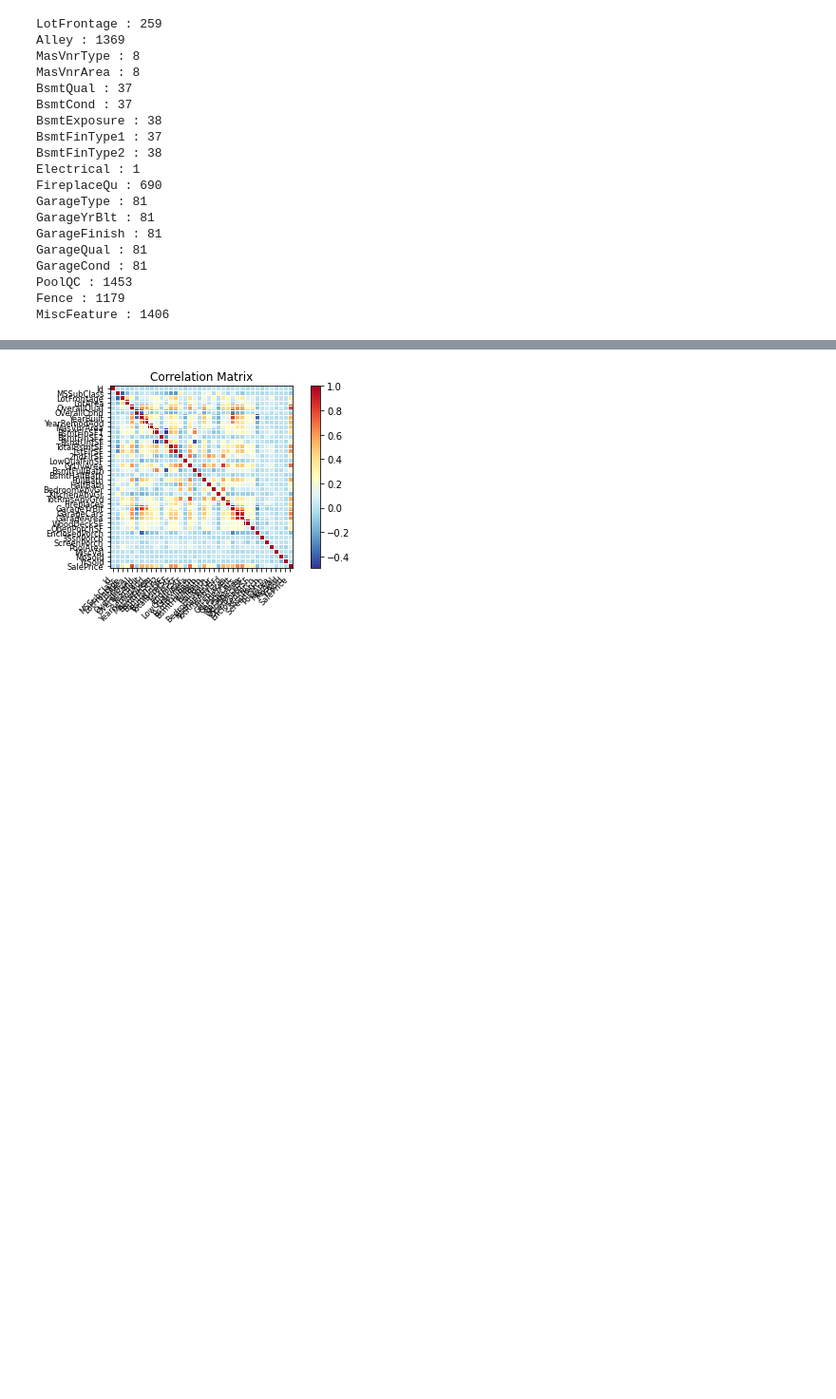
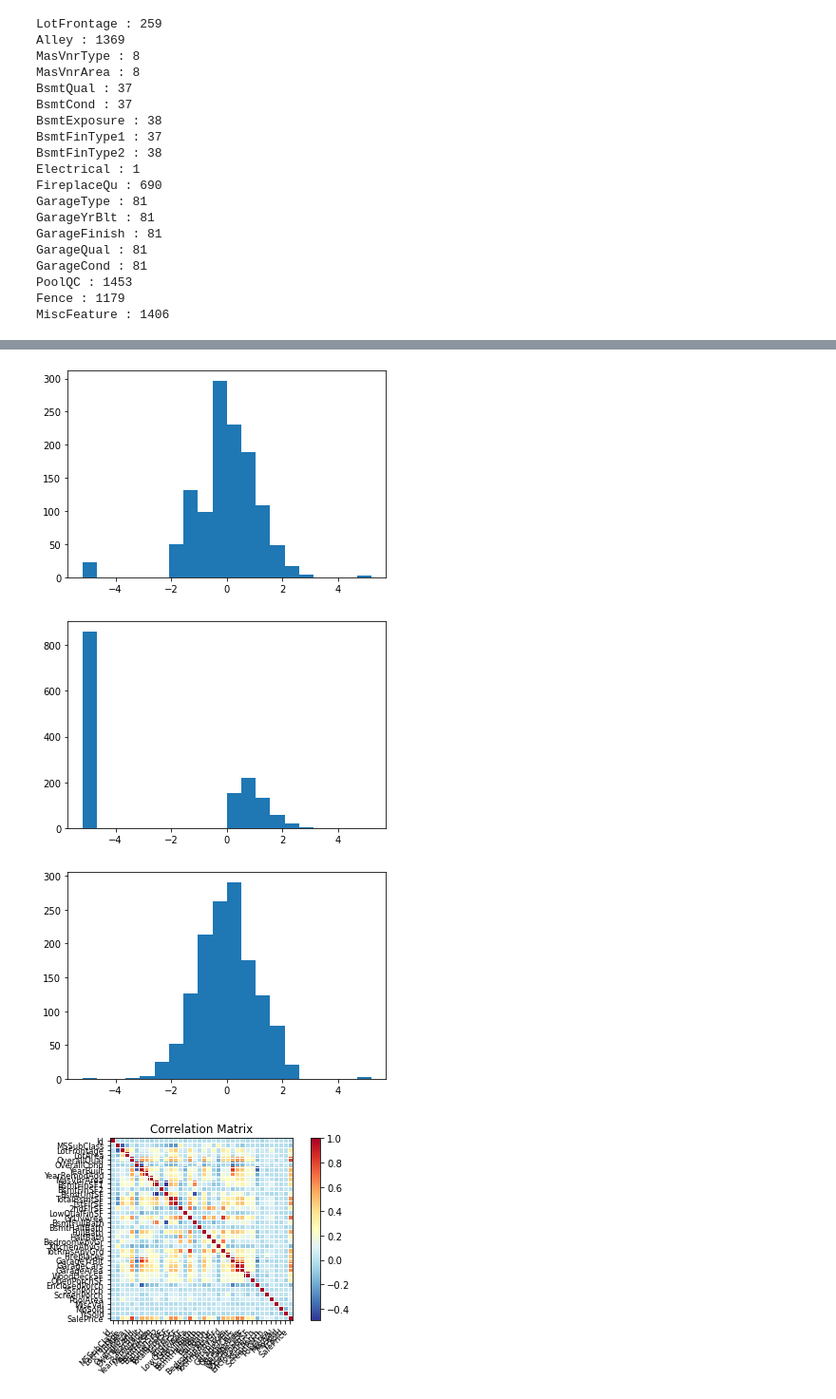
Before and after one commit to OdyAsh/ml-problems, a Jupyter notebook: Assignment 1/All Group Members/Regression.ipynb, the cells around one changed output, grey strips where cells are left out. Shown at 95% size. Saved outputs shown, nothing was run; the diff lists cells and outputs as text; code cells hidden in the pictures; blank space fills up the shorter version.

```diff
--- a/Assignment 1/All Group Members/Regression.ipynb
+++ b/Assignment 1/All Group Members/Regression.ipynb
@@ -119,3 +228,18 @@ MiscFeature : 1406
+# %%
+from sklearn.preprocessing import QuantileTransformer
+quantile = QuantileTransformer(output_distribution='normal')
+data_trans = quantile.fit_transform(df[cols])
+
+pt_data = quantile.transform(df[cols])
+
+df_trans = pd.DataFrame(pt_data, columns=cols)
+for i in range(0,3):
+    plt.hist(df_trans[df_trans.columns[i]], bins=20)
+    plt.show()
+# %% [output]
+[figure, added]
+[figure, added]
+[figure, added]
 # %%
 import statsmodels.api as sm
 correlarion= df.corr()
```
Also changed, not shown: parts of 14 cells of this notebook.
